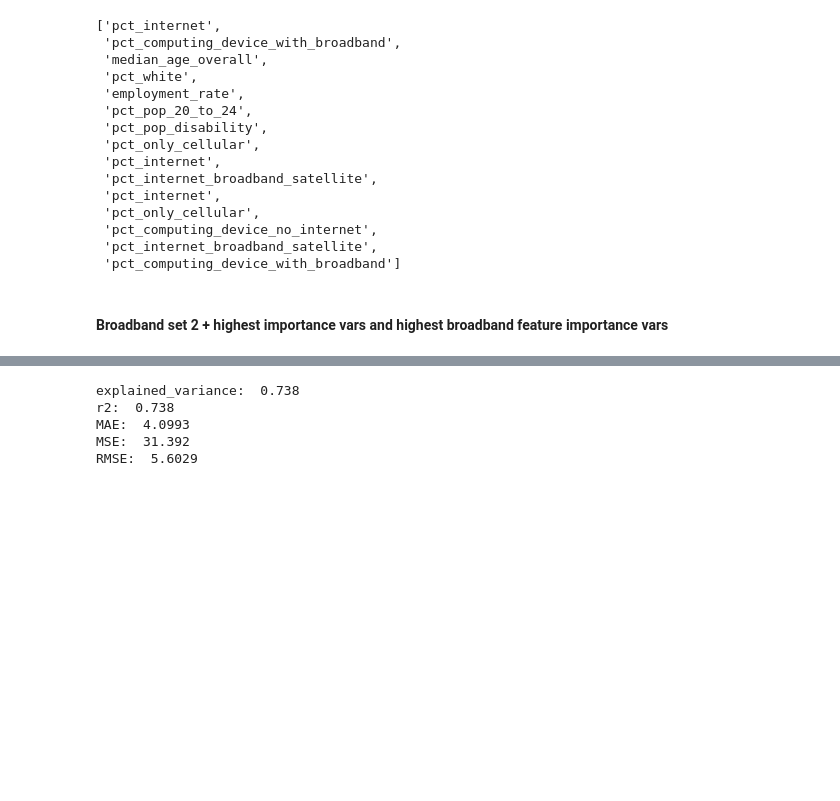
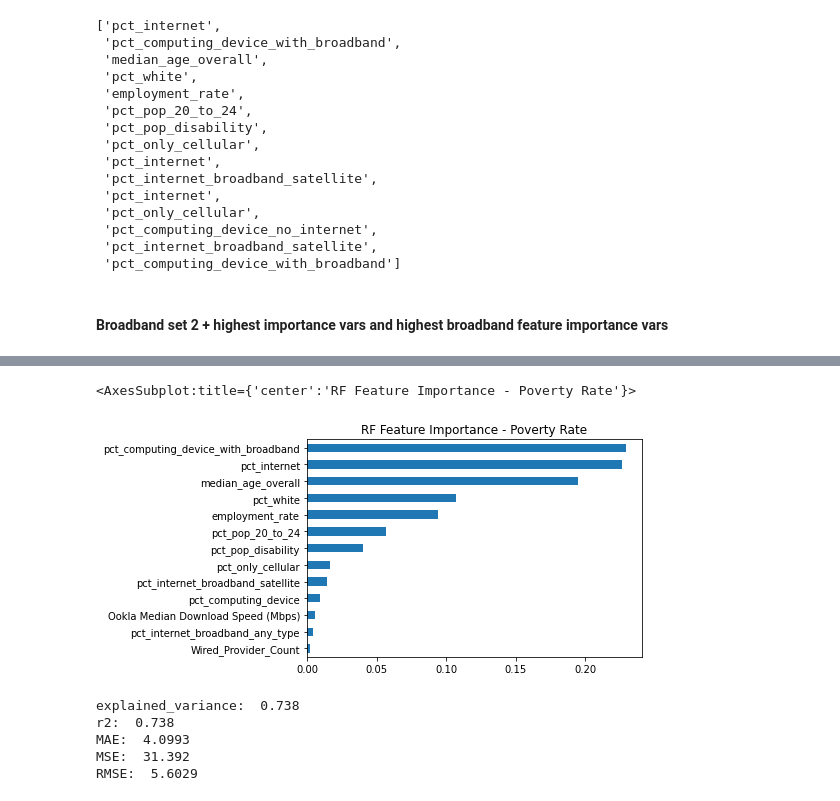
Before and after one commit to jcweaver/broadband-capstone, a Jupyter notebook: notebooks/modeling/poverty_rate/poverty_rate_v2/Random Forest with Key Broadband Metrics and Covariates.ipynb, the cells around one changed output, grey strips where cells are left out. Cells and saved outputs as stored; diff of their text form; code cells hidden in the pictures; blank space fills up the shorter version.

```diff
--- a/notebooks/modeling/poverty_rate/poverty_rate_v2/Random Forest with Key Broadband Metrics and Covariates.ipynb
+++ b/notebooks/modeling/poverty_rate/poverty_rate_v2/Random Forest with Key Broadband Metrics and Covariates.ipynb
@@ -7,6 +7,11 @@ from sklearn.ensemble import RandomForestRegressor
 import sklearn.metrics as metrics
 from pprint import pprint
 from sklearn.model_selection import RandomizedSearchCV
+from sklearn import tree
+from dtreeviz.trees import dtreeviz # will be used for tree visualization
+from matplotlib import pyplot as plt
+plt.rcParams.update({'figure.figsize': (12.0, 8.0)})
+plt.rcParams.update({'font.size': 14})
 # %%
 training_data = pd.read_csv('/home/ec2-user/capstone/broadband-capstone/data/current_data/train_3.csv')
 test_data = pd.read_csv('/home/ec2-user/capstone/broadband-capstone/data/current_data/test_3.csv')
@@ -334,3 +348,8 @@ key_vars_2
+# %%
+feature_importances.sort_values(by=0,ascending=True).plot.barh(title='RF Feature Importance - Poverty Rate', legend=False)
+# %% [output]
+<AxesSubplot:title={'center':'RF Feature Importance - Poverty Rate'}>
+[figure, added]
 # %%
 model = random_forest_with_tuning(high_importance_and_set_2, False)
 # %% [output]
```
Also changed, not shown: parts of 8 cells of this notebook, 1 other file.
